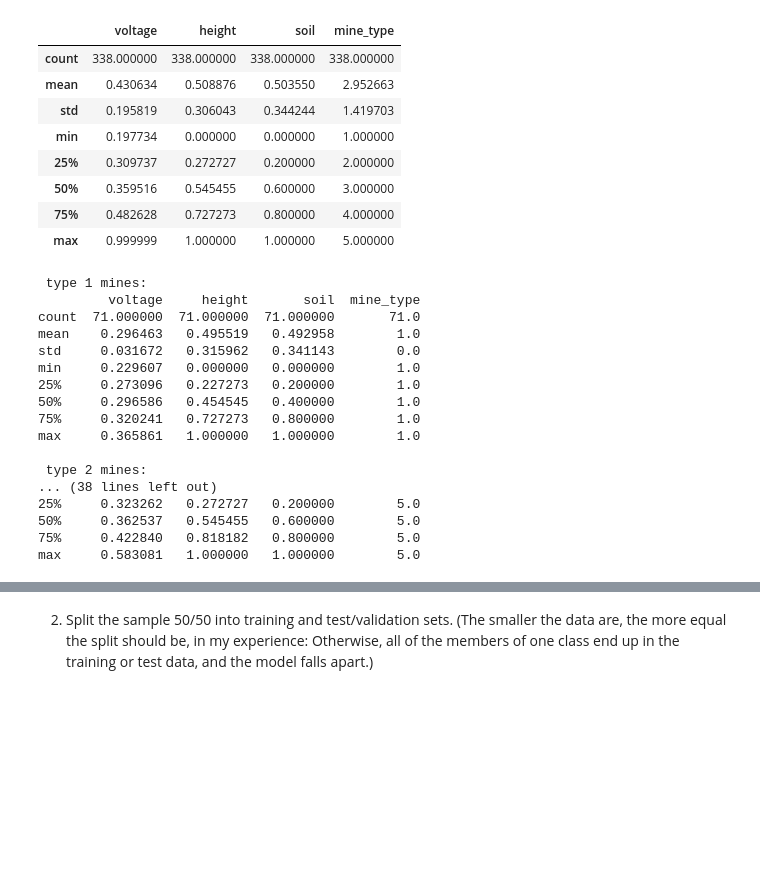
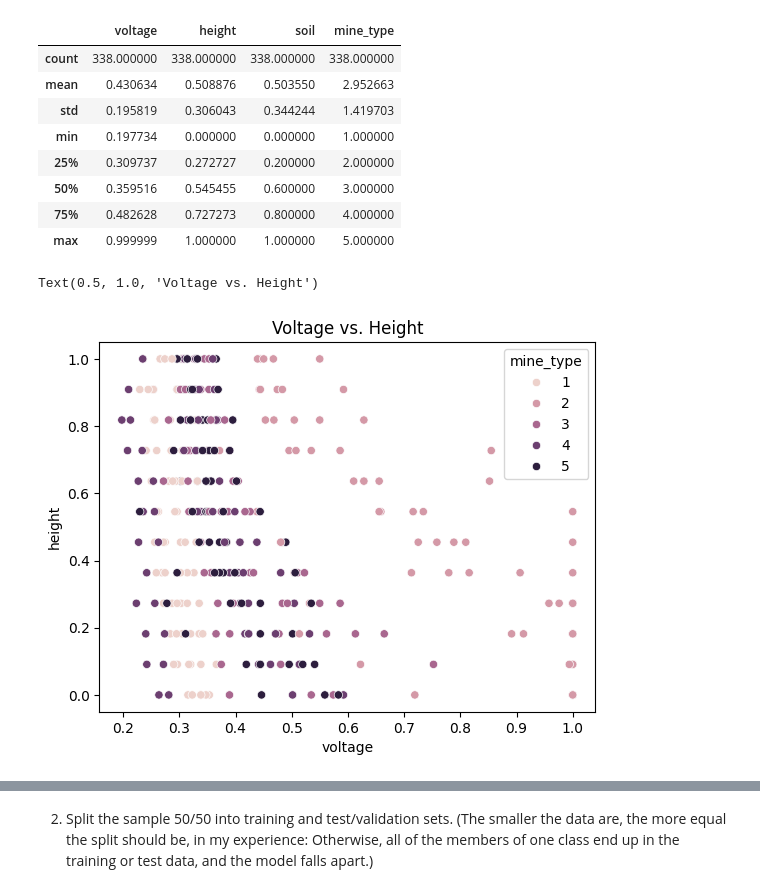
Before and after one commit to gsaunders5761/knn, a Jupyter notebook: assignment/assignment_knn.ipynb, the cells around one changed output, grey strips where cells are left out. Drawn from its saved outputs; the diff is of its cells as text; code cells hidden in the pictures; blank space fills up the shorter version.

```diff
--- a/assignment/assignment_knn.ipynb
+++ b/assignment/assignment_knn.ipynb
@@ -336,28 +335,11 @@ lm.describe()
 | 50% | 0.359516 | 0.545455 | 0.600000 | 3.000000 |
 | 75% | 0.482628 | 0.727273 | 0.800000 | 4.000000 |
 | max | 0.999999 | 1.000000 | 1.000000 | 5.000000 |
-# %%
-types = sorted(lm['mine_type'].unique())
-
-for label in types:
-    type_mines = lm.loc[lm['mine_type'] == label,:]
-    print(f"\n type {label} mines:")
-    print(type_mines.describe())
-# %% [output]
- type 1 mines:
-         voltage     height       soil  mine_type
-count  71.000000  71.000000  71.000000       71.0
-mean    0.296463   0.495519   0.492958        1.0
-std     0.031672   0.315962   0.341143        0.0
-min     0.229607   0.000000   0.000000        1.0
-25%     0.273096   0.227273   0.200000        1.0
-50%     0.296586   0.454545   0.400000        1.0
-75%     0.320241   0.727273   0.800000        1.0
-max     0.365861   1.000000   1.000000        1.0
-
- type 2 mines:
-... (38 lines left out)
-25%     0.323262   0.272727   0.200000        5.0
-50%     0.362537   0.545455   0.600000        5.0
-75%     0.422840   0.818182   0.800000        5.0
-max     0.583081   1.000000   1.000000        5.0
+# %%
+vXh = sns.scatterplot(data=lm,x='voltage',y='height',hue='mine_type')
+vXh.set_title('Voltage vs. Height')
+# this shows that the only mine_type distinguished by voltage is type 2, which has a higher voltage than the other types regardless of height
+# the other types have some patterning by voltage, but it is not as clear as for type 2
+# %% [output]
+Text(0.5, 1.0, 'Voltage vs. Height')
+[figure, added]
```
Also changed, not shown: parts of 14 cells of this notebook.
